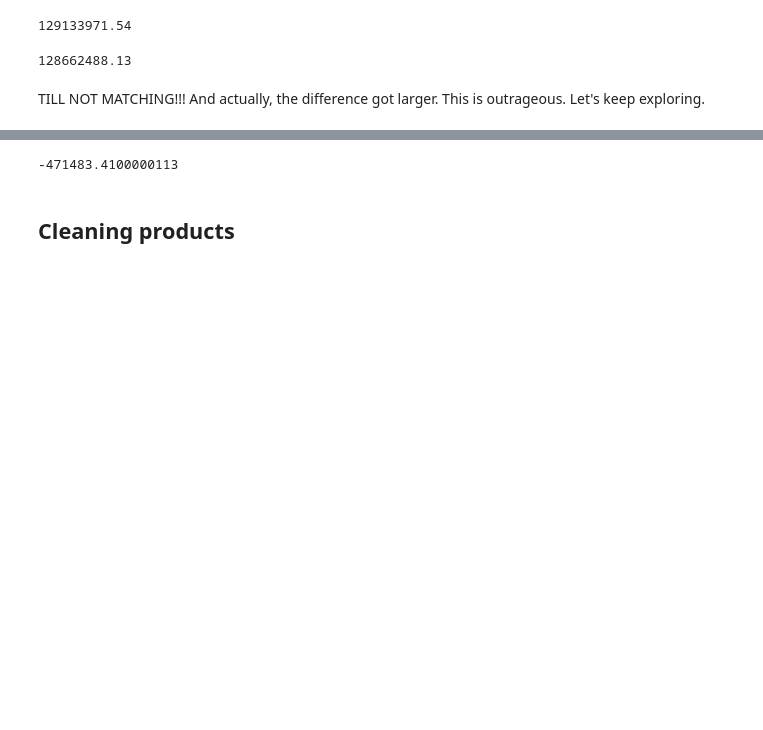
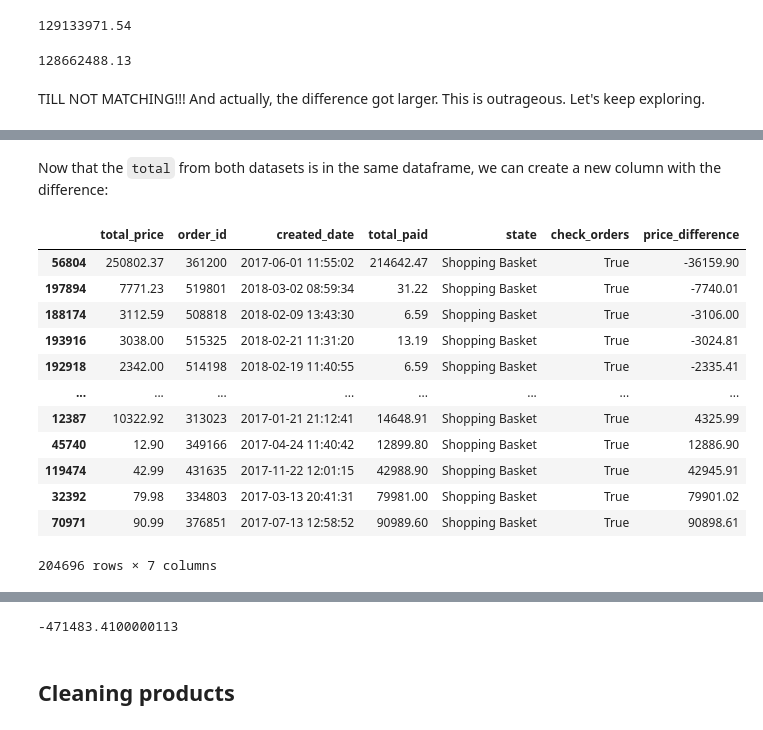
Before and after one commit to sherwan-m/Eniac_Analyze_Discounts, a Jupyter notebook: data_cleaning.ipynb, the cells around one changed output, grey strips where cells are left out. Drawn from its saved outputs; the diff is of its cells as text; code cells hidden in the pictures; blank space fills up the shorter version.

```diff
--- a/data_cleaning.ipynb
+++ b/data_cleaning.ipynb
@@ -567,0 +602,19 @@ TILL NOT MATCHING!!! And actually, the difference got larger. This is outrageous
+# %% [markdown]
+Now that the `total` from both datasets is in the same dataframe, we can create a new column with the difference:
+# %%
+orders_info['price_difference'] = orders_info['total_paid'] - orders_info['total_price']
+orders_info.sort_values('price_difference')
+# %% [output]
+|  | total_price | order_id | created_date | total_paid | state | check_orders | price_difference |
+| 56804 | 250802.37 | 361200 | 2017-06-01 11:55:02 | 214642.47 | Shopping Basket | True | -36159.90 |
+| 197894 | 7771.23 | 519801 | 2018-03-02 08:59:34 | 31.22 | Shopping Basket | True | -7740.01 |
+| 188174 | 3112.59 | 508818 | 2018-02-09 13:43:30 | 6.59 | Shopping Basket | True | -3106.00 |
+| 193916 | 3038.00 | 515325 | 2018-02-21 11:31:20 | 13.19 | Shopping Basket | True | -3024.81 |
+| 192918 | 2342.00 | 514198 | 2018-02-19 11:40:55 | 6.59 | Shopping Basket | True | -2335.41 |
+| ... | ... | ... | ... | ... | ... | ... | ... |
+| 12387 | 10322.92 | 313023 | 2017-01-21 21:12:41 | 14648.91 | Shopping Basket | True | 4325.99 |
+| 45740 | 12.90 | 349166 | 2017-04-24 11:40:42 | 12899.80 | Shopping Basket | True | 12886.90 |
+| 119474 | 42.99 | 431635 | 2017-11-22 12:01:15 | 42988.90 | Shopping Basket | True | 42945.91 |
+| 32392 | 79.98 | 334803 | 2017-03-13 20:41:31 | 79981.00 | Shopping Basket | True | 79901.02 |
+| 70971 | 90.99 | 376851 | 2017-07-13 12:58:52 | 90989.60 | Shopping Basket | True | 90898.61 |
+204696 rows × 7 columns
```
Also changed, not shown: parts of 16 cells of this notebook.
